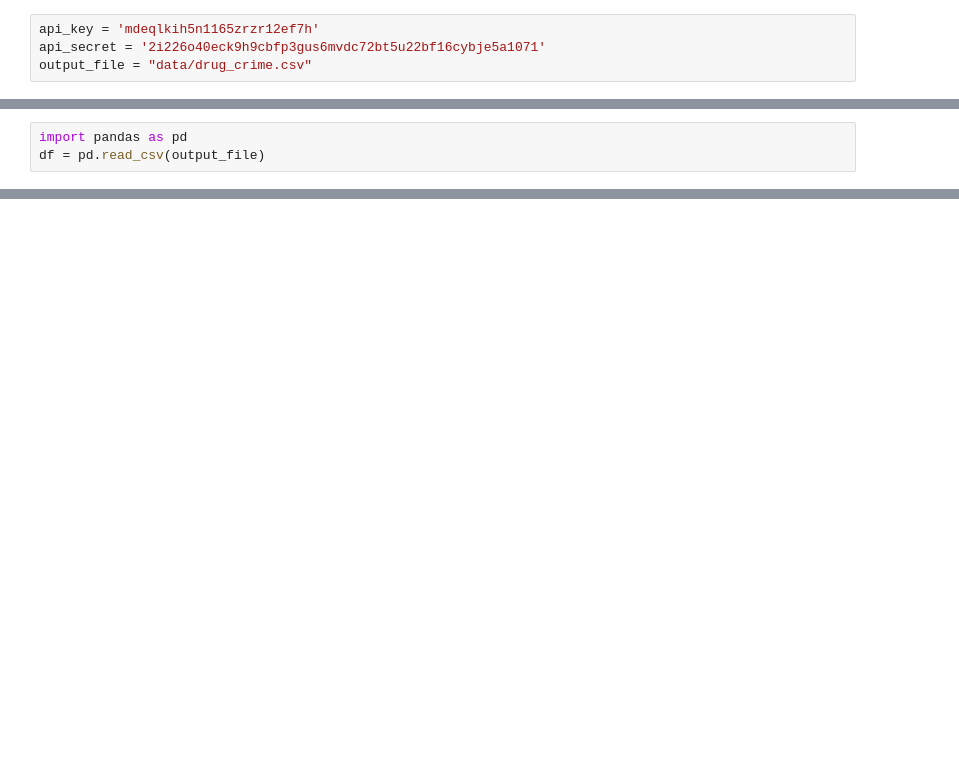
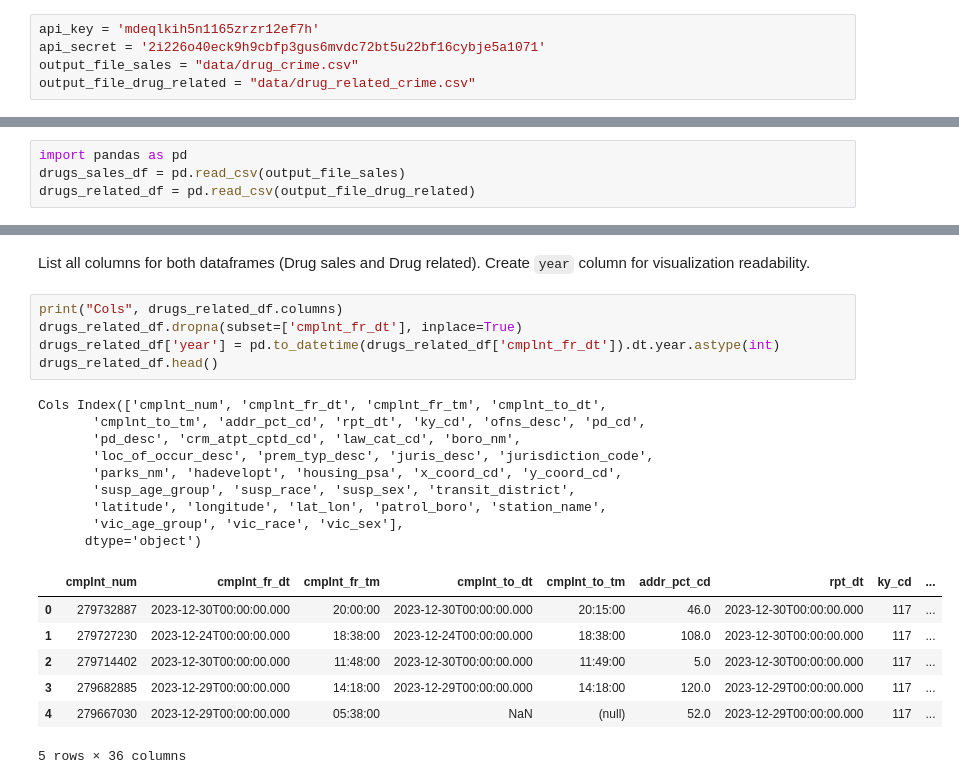
Before and after one commit to Tafeen/pjatk-dsc-nypd, a Jupyter notebook: notebooks/dsc_pjatk_vis_base.ipynb, the cells around one changed output, grey strips where cells are left out. Saved outputs shown, nothing was run; the diff lists cells and outputs as text; blank space fills up the shorter version.

```diff
--- a/notebooks/dsc_pjatk_vis_base.ipynb
+++ b/notebooks/dsc_pjatk_vis_base.ipynb
@@ -1,5 +3,6 @@
 # %%
 api_key = 'mdeqlkih5n1165zrzr12ef7h'
 api_secret = '2i226o40eck9h9cbfp3gus6mvdc72bt5u22bf16cybje5a1071'
-output_file = "data/drug_crime.csv"
+output_file_sales = "data/drug_crime.csv"
+output_file_drug_related = "data/drug_related_crime.csv"
 # %% [markdown]
@@ -50,3 +109,4 @@ JSONDecodeError: Expecting value: line 1 column 1 (char 0)
 # %%
 import pandas as pd
-df = pd.read_csv(output_file)
+drugs_sales_df = pd.read_csv(output_file_sales)
+drugs_related_df = pd.read_csv(output_file_drug_related)
@@ -119,0 +113,25 @@ plt.show()
+# %% [markdown]
+List all columns for both dataframes (Drug sales and Drug related).
+Create `year` column for visualization readability.
+# %%
+print("Cols", drugs_related_df.columns)
+drugs_related_df.dropna(subset=['cmplnt_fr_dt'], inplace=True)
+drugs_related_df['year'] = pd.to_datetime(drugs_related_df['cmplnt_fr_dt']).dt.year.astype(int)
+drugs_related_df.head()
+# %% [output]
+Cols Index(['cmplnt_num', 'cmplnt_fr_dt', 'cmplnt_fr_tm', 'cmplnt_to_dt',
+       'cmplnt_to_tm', 'addr_pct_cd', 'rpt_dt', 'ky_cd', 'ofns_desc', 'pd_cd',
+       'pd_desc', 'crm_atpt_cptd_cd', 'law_cat_cd', 'boro_nm',
+       'loc_of_occur_desc', 'prem_typ_desc', 'juris_desc', 'jurisdiction_code',
+       'parks_nm', 'hadevelopt', 'housing_psa', 'x_coord_cd', 'y_coord_cd',
+       'susp_age_group', 'susp_race', 'susp_sex', 'transit_district',
+       'latitude', 'longitude', 'lat_lon', 'patrol_boro', 'station_name',
+       'vic_age_group', 'vic_race', 'vic_sex'],
+      dtype='object')
+|  | cmplnt_num | cmplnt_fr_dt | cmplnt_fr_tm | cmplnt_to_dt | cmplnt_to_tm | addr_pct_cd | rpt_dt | ky_cd | ... |
+| 0 | 279732887 | 2023-12-30T00:00:00.000 | 20:00:00 | 2023-12-30T00:00:00.000 | 20:15:00 | 46.0 | 2023-12-30T00:00:00.000 | 117 | ... |
+| 1 | 279727230 | 2023-12-24T00:00:00.000 | 18:38:00 | 2023-12-24T00:00:00.000 | 18:38:00 | 108.0 | 2023-12-30T00:00:00.000 | 117 | ... |
+| 2 | 279714402 | 2023-12-30T00:00:00.000 | 11:48:00 | 2023-12-30T00:00:00.000 | 11:49:00 | 5.0 | 2023-12-30T00:00:00.000 | 117 | ... |
+| 3 | 279682885 | 2023-12-29T00:00:00.000 | 14:18:00 | 2023-12-29T00:00:00.000 | 14:18:00 | 120.0 | 2023-12-29T00:00:00.000 | 117 | ... |
+| 4 | 279667030 | 2023-12-29T00:00:00.000 | 05:38:00 | NaN | (null) | 52.0 | 2023-12-29T00:00:00.000 | 117 | ... |
+5 rows × 36 columns
```
Also changed, not shown: parts of 20 cells of this notebook, 4 other files.
